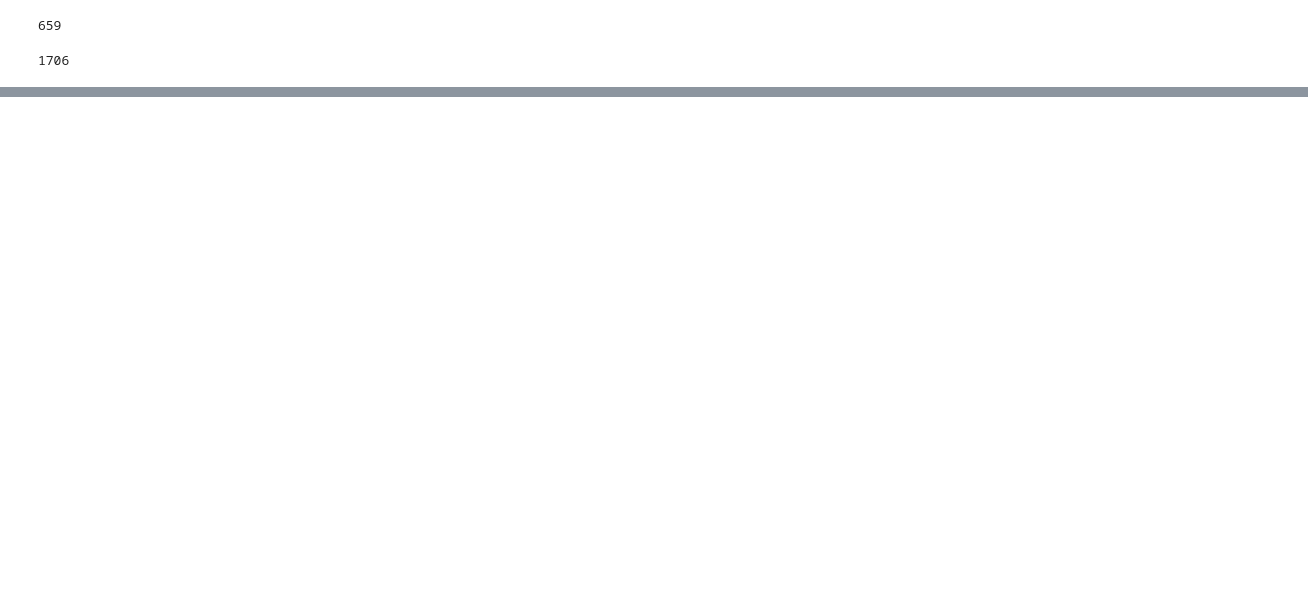
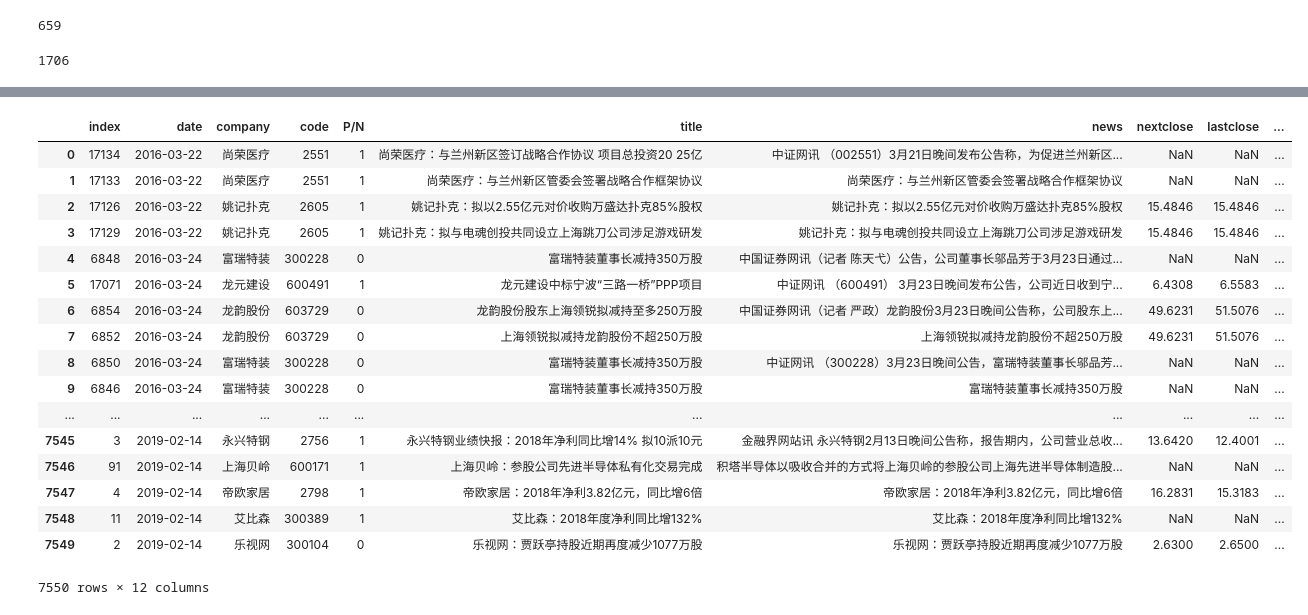
Before and after one commit to btwjustalearner/CSCI544Project, a Jupyter notebook: timeSeriesPredictionGeneration.ipynb, the cells around one changed output, grey strips where cells are left out. Cells and saved outputs as stored; diff of their text form; code cells hidden in the pictures; blank space fills up the shorter version.

```diff
--- a/timeSeriesPredictionGeneration.ipynb
+++ b/timeSeriesPredictionGeneration.ipynb
@@ -183,0 +213,21 @@ traindata1[traindata1['todayclose']>0]
+# %%
+traindata
+# %% [output]
+|  | index | date | company | code | P/N | title | news | nextclose | lastclose | ... |
+| 0 | 17134 | 2016-03-22 | 尚荣医疗 | 2551 | 1 | 尚荣医疗：与兰州新区签订战略合作协议 项目总投资20 25亿 | 中证网讯 （002551）3月21日晚间发布公告称，为促进兰州新区... | NaN | NaN | ... |
+| 1 | 17133 | 2016-03-22 | 尚荣医疗 | 2551 | 1 | 尚荣医疗：与兰州新区管委会签署战略合作框架协议 | 尚荣医疗：与兰州新区管委会签署战略合作框架协议 | NaN | NaN | ... |
+| 2 | 17126 | 2016-03-22 | 姚记扑克 | 2605 | 1 | 姚记扑克：拟以2.55亿元对价收购万盛达扑克85%股权 | 姚记扑克：拟以2.55亿元对价收购万盛达扑克85%股权 | 15.4846 | 15.4846 | ... |
+| 3 | 17129 | 2016-03-22 | 姚记扑克 | 2605 | 1 | 姚记扑克：拟与电魂创投共同设立上海跳刀公司涉足游戏研发 | 姚记扑克：拟与电魂创投共同设立上海跳刀公司涉足游戏研发 | 15.4846 | 15.4846 | ... |
+| 4 | 6848 | 2016-03-24 | 富瑞特装 | 300228 | 0 | 富瑞特装董事长减持350万股 | 中国证券网讯（记者 陈天弋）公告，公司董事长邬品芳于3月23日通过... | NaN | NaN | ... |
+| 5 | 17071 | 2016-03-24 | 龙元建设 | 600491 | 1 | 龙元建设中标宁波“三路一桥”PPP项目 | 中证网讯 （600491） 3月23日晚间发布公告，公司近日收到宁... | 6.4308 | 6.5583 | ... |
+| 6 | 6854 | 2016-03-24 | 龙韵股份 | 603729 | 0 | 龙韵股份股东上海领锐拟减持至多250万股 | 中国证券网讯（记者 严政）龙韵股份3月23日晚间公告称，公司股东上... | 49.6231 | 51.5076 | ... |
+| 7 | 6852 | 2016-03-24 | 龙韵股份 | 603729 | 0 | 上海领锐拟减持龙韵股份不超250万股 | 上海领锐拟减持龙韵股份不超250万股 | 49.6231 | 51.5076 | ... |
+| 8 | 6850 | 2016-03-24 | 富瑞特装 | 300228 | 0 | 富瑞特装董事长减持350万股 | 中证网讯 （300228）3月23日晚间公告，富瑞特装董事长邬品芳... | NaN | NaN | ... |
+| 9 | 6846 | 2016-03-24 | 富瑞特装 | 300228 | 0 | 富瑞特装董事长减持350万股 | 富瑞特装董事长减持350万股 | NaN | NaN | ... |
+| ... | ... | ... | ... | ... | ... | ... | ... | ... | ... | ... |
+| 7545 | 3 | 2019-02-14 | 永兴特钢 | 2756 | 1 | 永兴特钢业绩快报：2018年净利同比增14% 拟10派10元 | 金融界网站讯 永兴特钢2月13日晚间公告称，报告期内，公司营业总收... | 13.6420 | 12.4001 | ... |
+| 7546 | 91 | 2019-02-14 | 上海贝岭 | 600171 | 1 | 上海贝岭：参股公司先进半导体私有化交易完成 | 积塔半导体以吸收合并的方式将上海贝岭的参股公司上海先进半导体制造股... | NaN | NaN | ... |
+| 7547 | 4 | 2019-02-14 | 帝欧家居 | 2798 | 1 | 帝欧家居：2018年净利3.82亿元，同比增6倍 | 帝欧家居：2018年净利3.82亿元，同比增6倍 | 16.2831 | 15.3183 | ... |
+| 7548 | 11 | 2019-02-14 | 艾比森 | 300389 | 1 | 艾比森：2018年度净利同比增132% | 艾比森：2018年度净利同比增132% | NaN | NaN | ... |
+| 7549 | 2 | 2019-02-14 | 乐视网 | 300104 | 0 | 乐视网：贾跃亭持股近期再度减少1077万股 | 乐视网：贾跃亭持股近期再度减少1077万股 | 2.6300 | 2.6500 | ... |
+7550 rows × 12 columns
```
Also changed, not shown: parts of 5 cells of this notebook, 2 other files.
